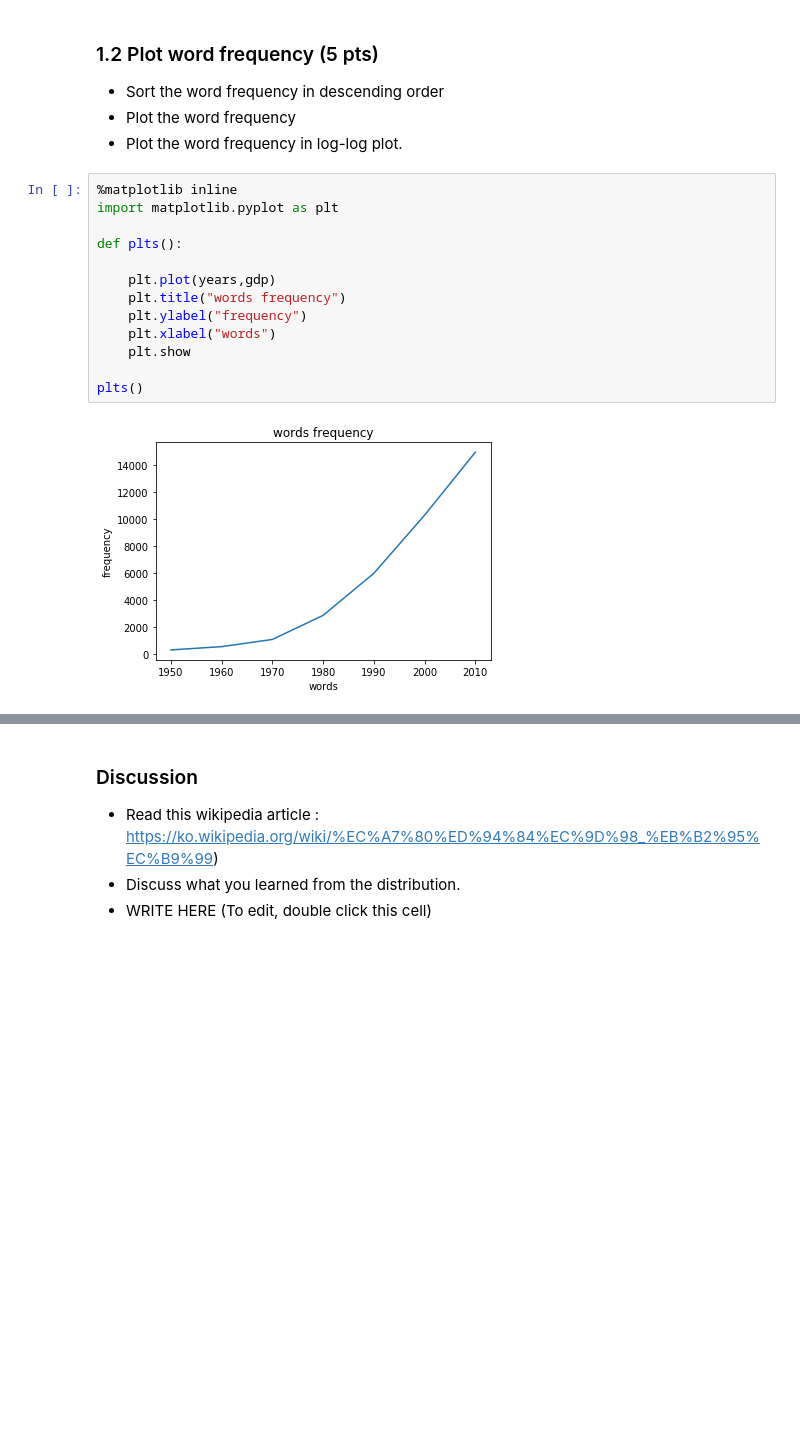
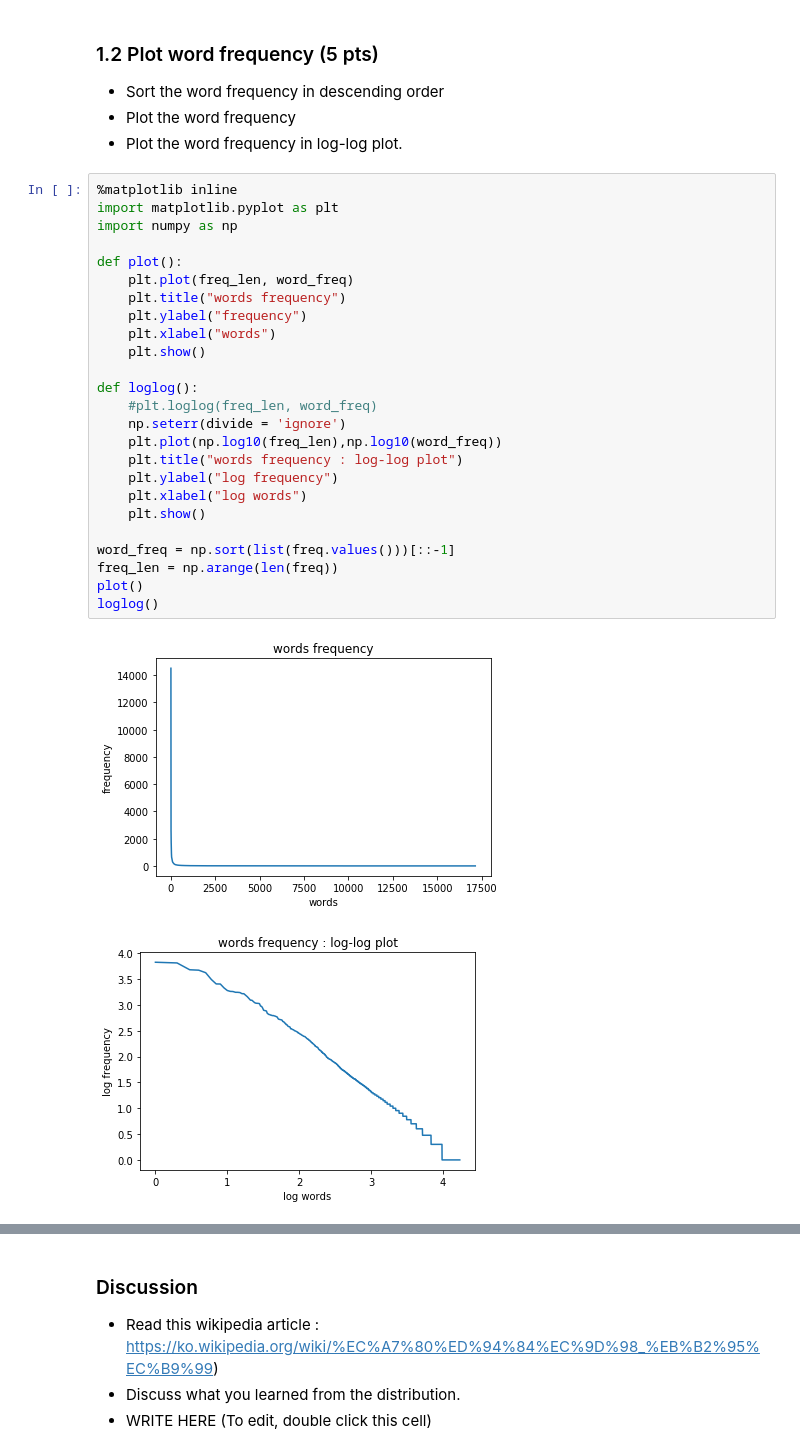
Before and after one commit to JunKiBeom/HUFS, a Jupyter notebook: 2019-1/데이터마이닝 (Data Mining)/hw4/homework_4.ipynb, the cells around one changed output, grey strips where cells are left out. Cells and saved outputs as stored; diff of their text form; blank space fills up the shorter version.

```diff
--- a/2019-1/데이터마이닝 (Data Mining)/hw4/homework_4.ipynb
+++ b/2019-1/데이터마이닝 (Data Mining)/hw4/homework_4.ipynb
@@ -54,21 +54,34 @@ print([(key,value) for key,value in sorted(freq.items(), key =lambda x:x[1], rev
 - Sort the word frequency in descending order
 - Plot the word frequency
 - Plot the word frequency in log-log plot.
-# %%
-%matplotlib inline
-import matplotlib.pyplot as plt
-
-def plts():
-
-    plt.plot(years,gdp)
-    plt.title("words frequency")
-    plt.ylabel("frequency")
-    plt.xlabel("words")
-    plt.show
-
-plts()
-# %% [output]
-[figure, removed]
+# %%
+%matplotlib inline
+import matplotlib.pyplot as plt
+import numpy as np
+
+def plot():
+    plt.plot(freq_len, word_freq)
+    plt.title("words frequency")
+    plt.ylabel("frequency")
+    plt.xlabel("words")
+    plt.show()
+
+def loglog():
+    #plt.loglog(freq_len, word_freq)
+    np.seterr(divide = 'ignore')
+    plt.plot(np.log10(freq_len),np.log10(word_freq))
+    plt.title("words frequency : log-log plot")
+    plt.ylabel("log frequency")
+    plt.xlabel("log words")
+    plt.show()
+
+word_freq = np.sort(list(freq.values()))[::-1]
+freq_len = np.arange(len(freq))
+plot()
+loglog()
+# %% [output]
+[figure, added]
+[figure, added]
 # %% [markdown]
 **Your output be like**:
 <img src="hw4_1.png">
```
Also changed, not shown: parts of 6 cells of this notebook, 2 other files.
